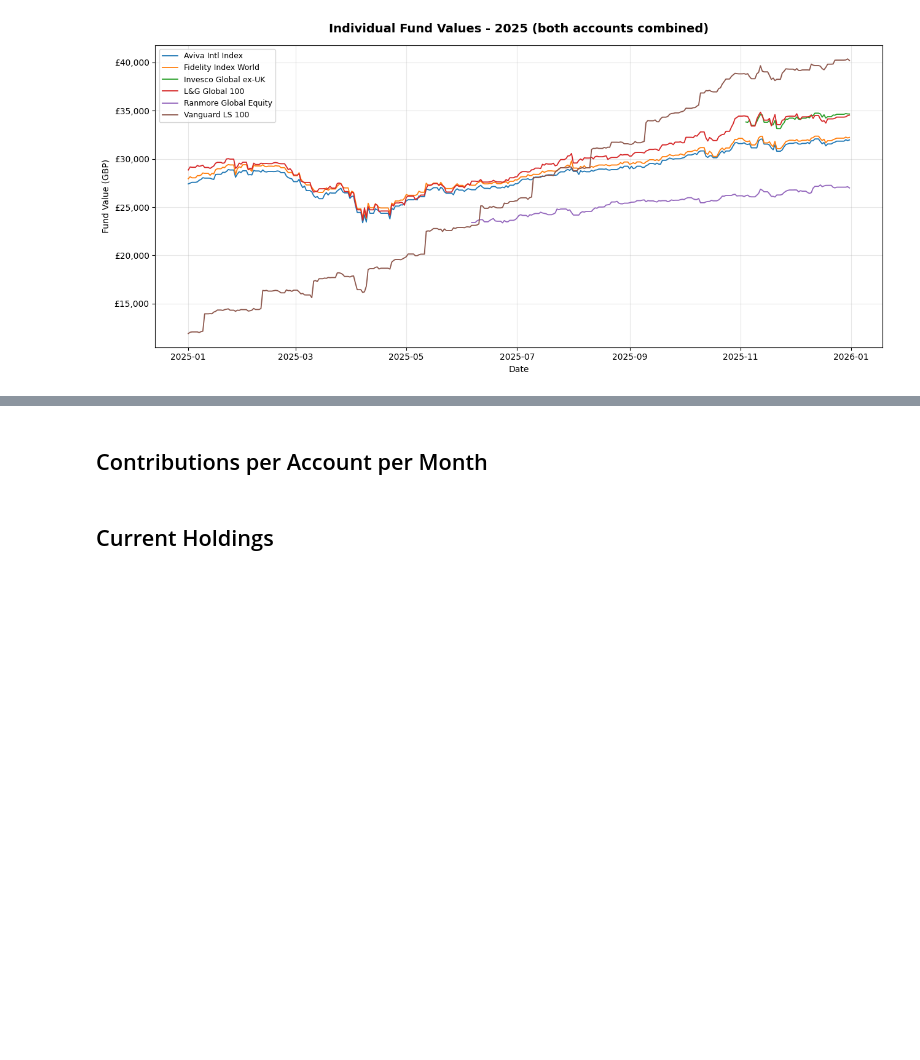
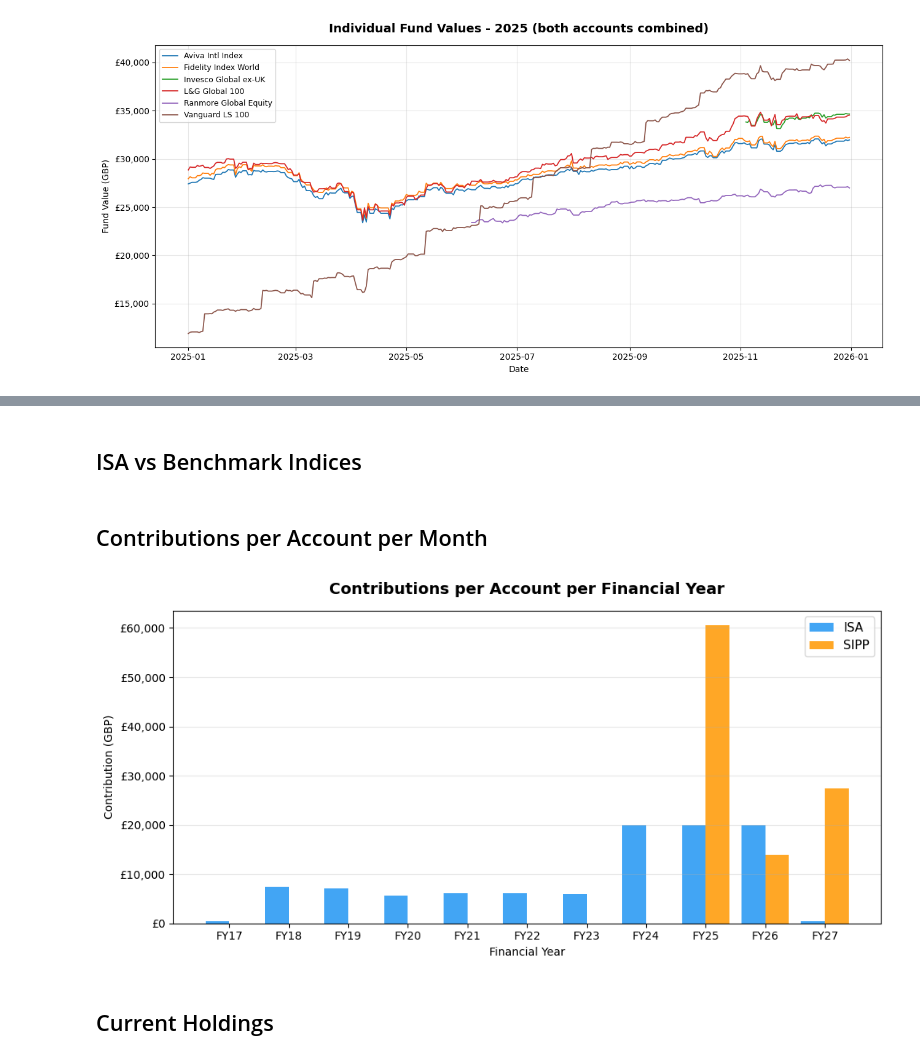
Before and after one commit to benmol1/hl-investment-dashboard, a Jupyter notebook: portfolio_analysis.ipynb, the cells around one changed output, grey strips where cells are left out. Cells and saved outputs as stored; diff of their text form; code cells hidden in the pictures; blank space fills up the shorter version.

```diff
--- a/portfolio_analysis.ipynb
+++ b/portfolio_analysis.ipynb
@@ -170,0 +168,2 @@ plt.show()
+# %% [markdown]
+## ISA vs Benchmark Indices
@@ -177,34 +232,36 @@ contribs_fy = con.execute("""
         c.account_id,
         SUM(c.contributed_today) AS contribution_gbp
     FROM int_daily_contributions c
-    JOIN dim_date dd ON dd.date = c.date
+    JOIN dim_date dd ON dd.date = c.contribution_date
     WHERE c.contributed_today > 0
     GROUP BY dd.financial_year, c.account_id
     ORDER BY dd.financial_year, c.account_id
 """).fetchdf()
 
 pivot = contribs_fy.pivot(index='financial_year', columns='account_id', values='contribution_gbp').fillna(0)
 
 fig, ax = plt.subplots(figsize=(10, 5))
 
 x = range(len(pivot))
 width = 0.4
 isa_vals  = pivot.get('ISA',  pd.Series(0, index=pivot.index))
 sipp_vals = pivot.get('SIPP', pd.Series(0, index=pivot.index))
 
 ax.bar([i - width/2 for i in x], isa_vals,  width=width, label='ISA',  color='#2196F3', alpha=0.85)
 ax.bar([i + width/2 for i in x], sipp_vals, width=width, label='SIPP', color='#FF9800', alpha=0.85)
 
 ax.set_xticks(list(x))
 ax.set_xticklabels(pivot.index, fontsize=10)
 ax.yaxis.set_major_formatter(mticker.FuncFormatter(lambda v, _: f'£{v:,.0f}'))
 ax.set_title('Contributions per Account per Financial Year', fontsize=14, fontweight='bold', pad=15)
 ax.set_xlabel('Financial Year')
 ax.set_ylabel('Contribution (GBP)')
 ax.legend(fontsize=11)
 ax.grid(True, alpha=0.3, axis='y')
 fig.tight_layout()
 plt.show()
+# %% [output]
+[figure, added]
 # %% [markdown]
 ## Current Holdings
 # %%
```
Also changed, not shown: parts of 5 cells of this notebook, 2 other files.
